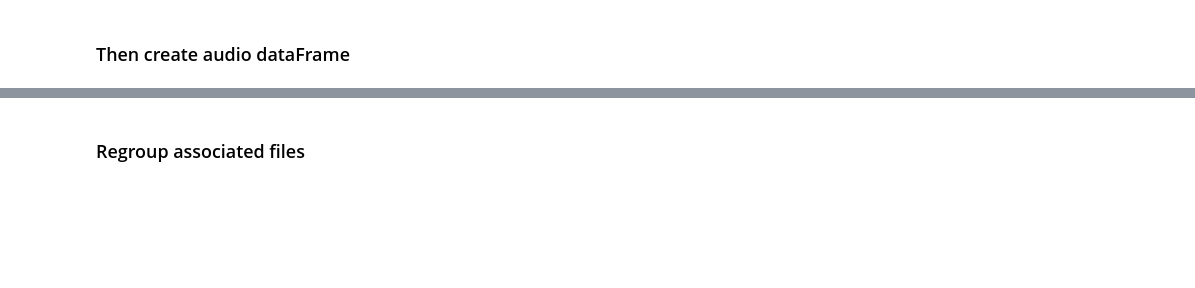
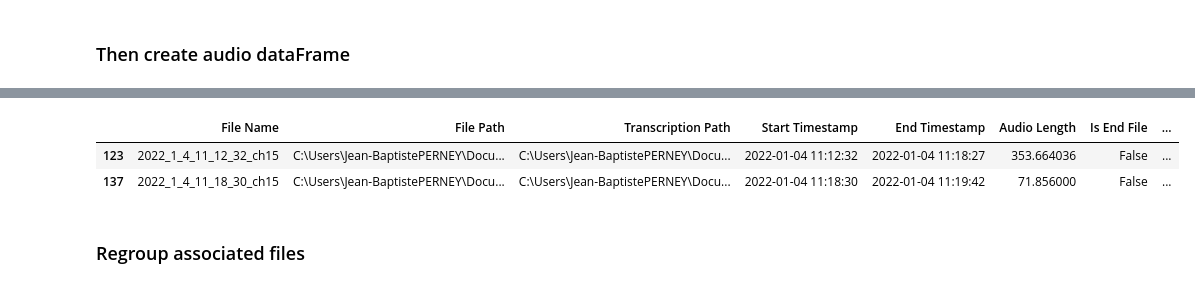
Before and after one commit to Thib-echo/audio-utils, a Jupyter notebook: audio_notebook.ipynb, the cells around one changed output, grey strips where cells are left out. Cells and saved outputs as stored; diff of their text form; code cells hidden in the pictures; blank space fills up the shorter version.

```diff
--- a/audio_notebook.ipynb
+++ b/audio_notebook.ipynb
@@ -372,3 +363,9 @@ df.head()
+# %%
+df[(df['File Name'] == "2022_1_4_11_12_32_ch15") | (df['File Name'] == "2022_1_4_11_18_30_ch15")]
+# %% [output]
+|  | File Name | File Path | Transcription Path | Start Timestamp | End Timestamp | Audio Length | Is End File | ... |
+| 123 | 2022_1_4_11_12_32_ch15 | C:\Users\Jean-BaptistePERNEY\Docu... | C:\Users\Jean-BaptistePERNEY\Docu... | 2022-01-04 11:12:32 | 2022-01-04 11:18:27 | 353.664036 | False | ... |
+| 137 | 2022_1_4_11_18_30_ch15 | C:\Users\Jean-BaptistePERNEY\Docu... | C:\Users\Jean-BaptistePERNEY\Docu... | 2022-01-04 11:18:30 | 2022-01-04 11:19:42 | 71.856000 | False | ... |
 # %% [markdown]
 ### Regroup associated files
 # %%
```
Also changed, not shown: parts of 13 cells of this notebook, 4 other files.
